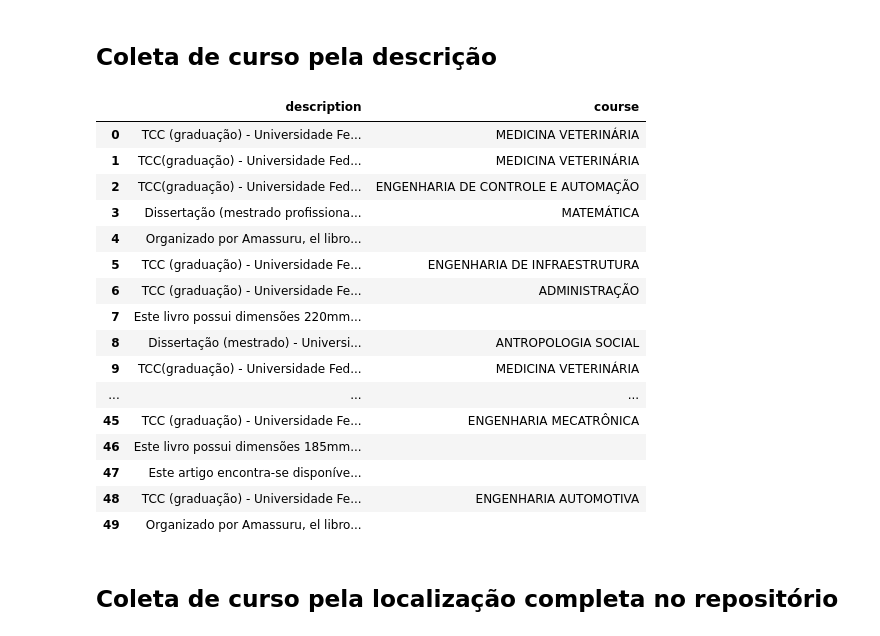
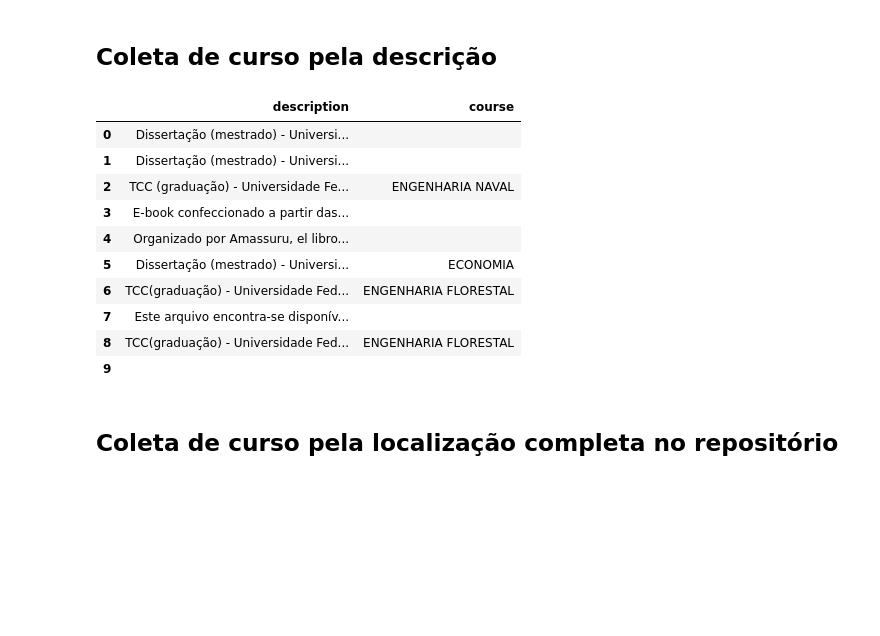
Before and after one commit to IgorCaetano/py_ri_ufsc, a Jupyter notebook: testings.ipynb, the cells around one changed output. Drawn from its saved outputs; the diff is of its cells as text; code cells hidden in the pictures; blank space fills up the shorter version.

```diff
--- a/testings.ipynb
+++ b/testings.ipynb
@@ -60,26 +203,20 @@ test_ri_ufsc.test_insert_location_by_setspec().drop(columns=['year'])#,'setSpec'
 # %% [markdown]
 ## Coleta de curso pela descrição
 # %%
-df_test = test_ri_ufsc.test_get_course_from_description(mock_df_lines_amount=50)
+df_test = test_ri_ufsc.test_get_course_from_description()
 df_test
 # %% [output]
 |  | description | course |
-| 0 | TCC (graduação) - Universidade Fe... | MEDICINA VETERINÁRIA |
-| 1 | TCC(graduação) - Universidade Fed... | MEDICINA VETERINÁRIA |
-| 2 | TCC(graduação) - Universidade Fed... | ENGENHARIA DE CONTROLE E AUTOMAÇÃO |
-| 3 | Dissertação (mestrado profissiona... | MATEMÁTICA |
+| 0 | Dissertação (mestrado) - Universi... |  |
+| 1 | Dissertação (mestrado) - Universi... |  |
+| 2 | TCC (graduação) - Universidade Fe... | ENGENHARIA NAVAL |
+| 3 | E-book confeccionado a partir das... |  |
 | 4 | Organizado por Amassuru, el libro... |  |
-| 5 | TCC (graduação) - Universidade Fe... | ENGENHARIA DE INFRAESTRUTURA |
-| 6 | TCC (graduação) - Universidade Fe... | ADMINISTRAÇÃO |
-| 7 | Este livro possui dimensões 220mm... |  |
-| 8 | Dissertação (mestrado) - Universi... | ANTROPOLOGIA SOCIAL |
-| 9 | TCC(graduação) - Universidade Fed... | MEDICINA VETERINÁRIA |
-| ... | ... | ... |
-| 45 | TCC (graduação) - Universidade Fe... | ENGENHARIA MECATRÔNICA |
-| 46 | Este livro possui dimensões 185mm... |  |
-| 47 | Este artigo encontra-se disponíve... |  |
-| 48 | TCC (graduação) - Universidade Fe... | ENGENHARIA AUTOMOTIVA |
-| 49 | Organizado por Amassuru, el libro... |  |
+| 5 | Dissertação (mestrado) - Universi... | ECONOMIA |
+| 6 | TCC(graduação) - Universidade Fed... | ENGENHARIA FLORESTAL |
+| 7 | Este arquivo encontra-se disponív... |  |
+| 8 | TCC(graduação) - Universidade Fed... | ENGENHARIA FLORESTAL |
+| 9 |  |  |
 # %% [markdown]
 ## Coleta de curso pela localização completa no repositório
 # %%
```
Also changed, not shown: parts of 19 cells of this notebook, 13 other files.
